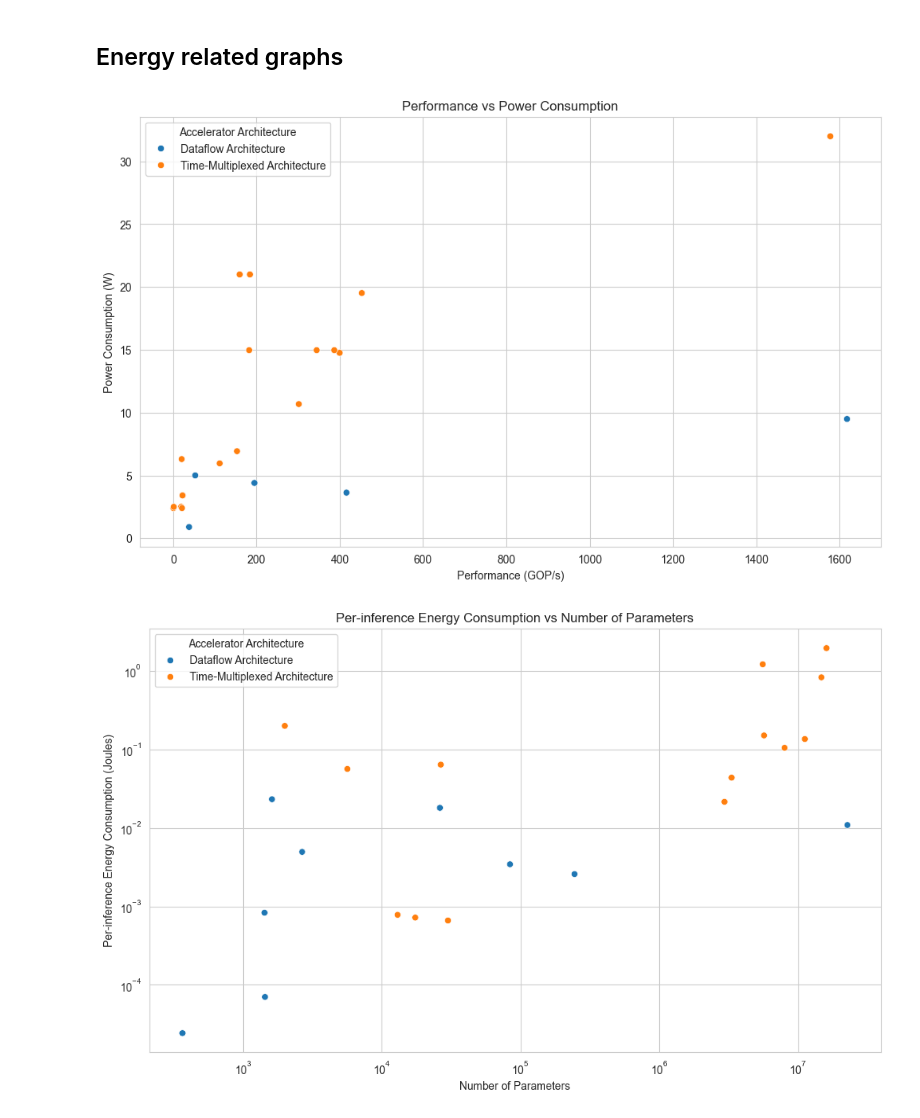
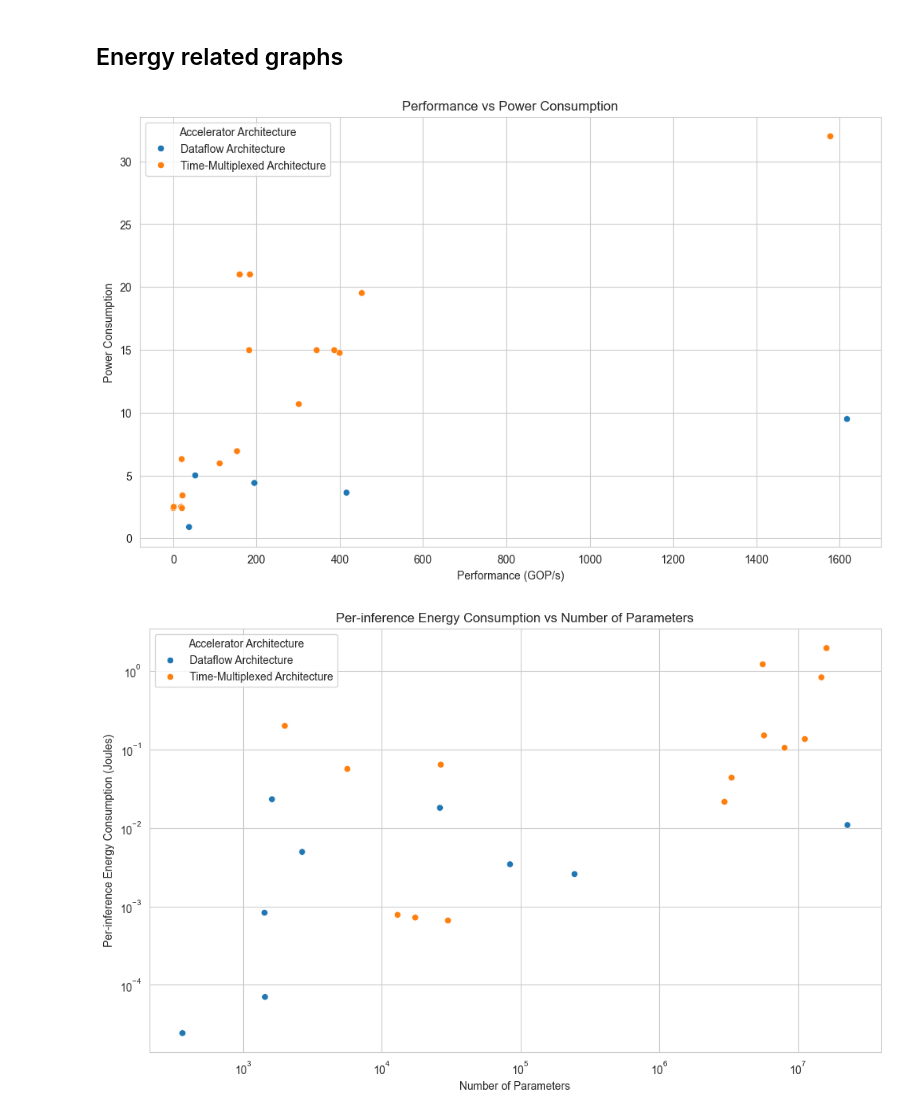
Before and after one commit to asap-space/SPACE_FPGA_NNs_SURVEY_DATA, a Jupyter notebook: Graphs.ipynb, the cells around one changed output. Saved outputs shown, nothing was run; the diff lists cells and outputs as text; code cells hidden in the pictures.

```diff
--- a/Graphs.ipynb
+++ b/Graphs.ipynb
@@ -231,23 +264,15 @@ plt.show()
 # %%
 # Apply the function to extract BRAM and latency
 temp_df = df_for_analysis[['Performance (GOP/s)', 'Power Consumption', 'Accelerator Architecture']].dropna()
 
 # Extract numeric values from 'Performance (GOP/s)' and convert to float
-temp_df['Performance (OPS/s)'] = temp_df['Performance (GOP/s)'].str.extract(r'(\d+(\.\d+)?)')[0].astype(float)
+temp_df['Performance (GOP/s)'] = temp_df['Performance (GOP/s)'].str.extract(r'(\d+(\.\d+)?)')[0].astype(float)
 # Extract numeric values from 'Power Consumption' and convert to float
 temp_df['Power Consumption'] = temp_df['Power Consumption'].str.extract(r'(\d+(\.\d+)?)')[0].astype(float)
 
-# Plot the data with a logarithmic scale on the y-axis and different colors for 'Accelerator Architecture'
-plt.figure()
-sns.scatterplot(data=temp_df, x='Performance (OPS/s)', y='Power Consumption', hue='Accelerator Architecture')
-#plt.yscale('log')
-plt.title('Performance vs Power Consumption')
-plt.xlabel('Performance (GOP/s)')
-plt.ylabel('Power Consumption (W)')
-plt.legend(title='Accelerator Architecture', bbox_to_anchor=(0, 1), loc='upper left')
-plt.show()
+scatter_plot(temp_df, 'Performance (GOP/s)', 'Power Consumption', 'Performance vs Power Consumption', hue='Accelerator Architecture', x_log=False, y_log=False, legend_x=0, legend_y=1, legend_xanchor='left', legend_yanchor='upper')
 # %% [output]
-[figure, old version]
+[figure, new version]
 # %%
 # Function to convert energy units to Joules
 def convert_energy_units(value):
```
Also changed, not shown: parts of 3 cells of this notebook.
